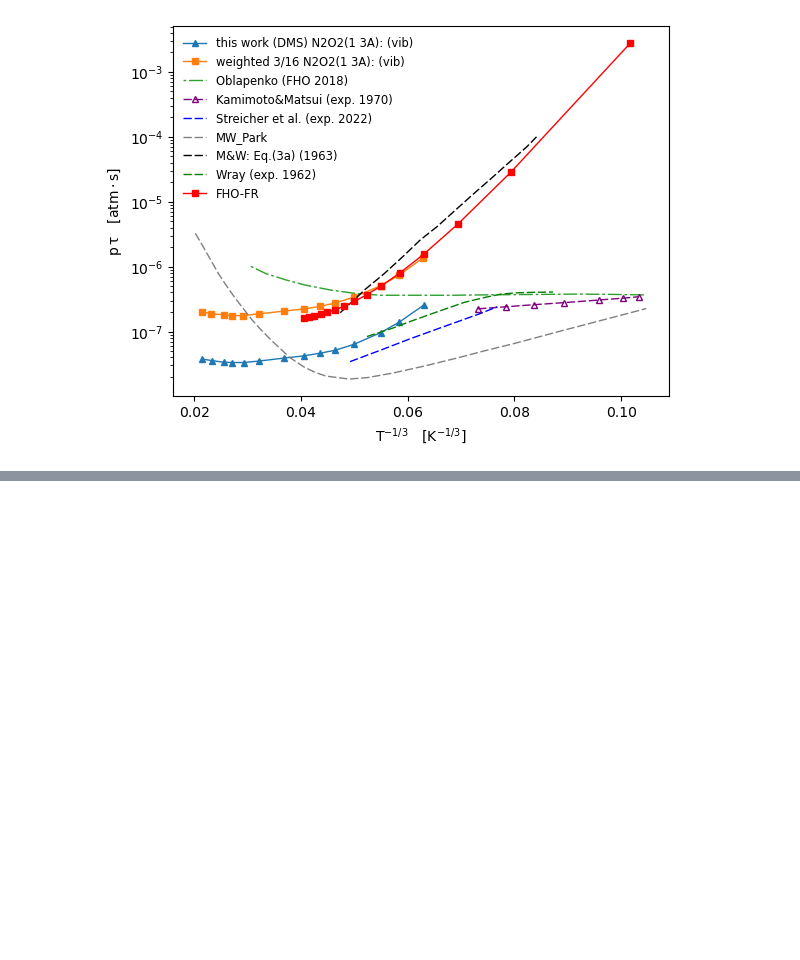
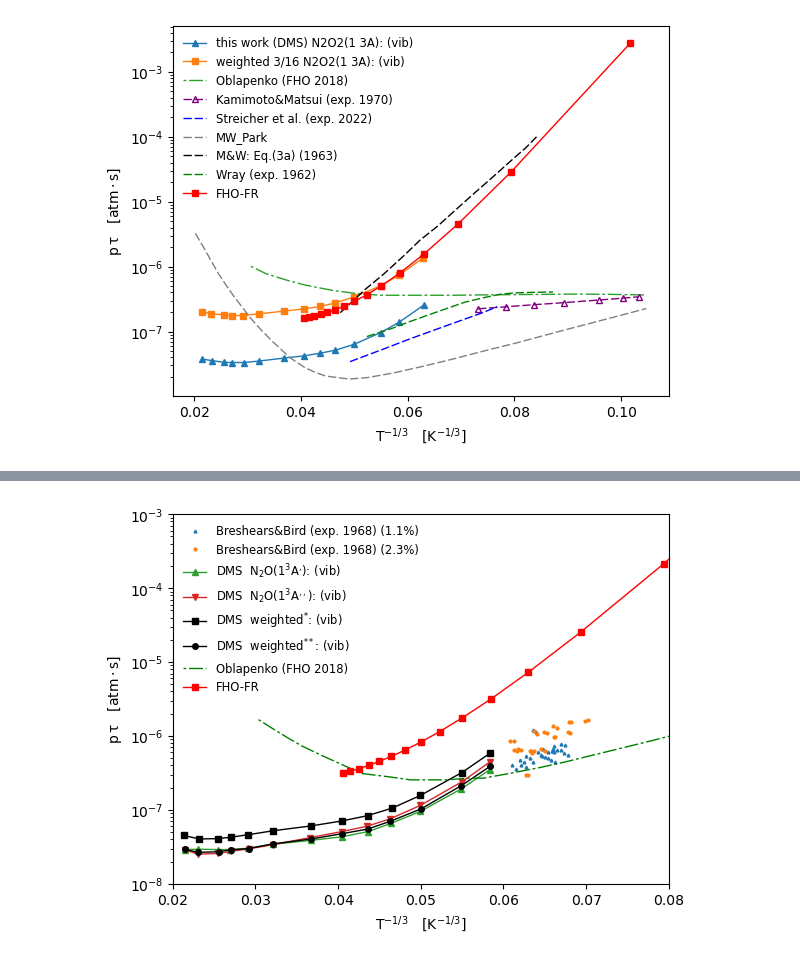
Before and after one commit to st107958/fho_plot, a Jupyter notebook: plots.ipynb, the cells around one changed output, grey strips where cells are left out. Saved outputs shown, nothing was run; the diff lists cells and outputs as text; code cells hidden in the pictures; blank space fills up the shorter version.

```diff
--- a/plots.ipynb
+++ b/plots.ipynb
@@ -278,3 +259,44 @@ fig.savefig('plots//' + 'N2-N' + '.png', dpi=600)
 # %%
 data = get_all_data_points('N2-O')
+
+fig, ax = plt.subplots()
+
+bb11, = ax.plot(data['BB11'][:, 0], data['BB11'][:, 1], '^', markersize=2)
+bb11.set_label('Breshears&Bird (exp. 1968) (1.1%)')
+
+bb23, = ax.plot(data['BB23'][:, 0], data['BB23'][:, 1], 'o', markersize=2)
+bb23.set_label('Breshears&Bird (exp. 1968) (2.3%)')
+
+dmsa1, = ax.plot(data['DMSa1'][:, 0], data['DMSa1'][:, 1], '-^', markersize=msize, linewidth=lwidth)
+dmsa1.set_label(r'DMS  $\mathrm{N_{2}O(1^{3}A^{,})}$: (vib)')
+
+dmsa2, = ax.plot(data['DMSa2'][:, 0], data['DMSa2'][:, 1], '-v', markersize=msize, linewidth=lwidth)
+dmsa2.set_label(r'DMS  $\mathrm{N_{2}O(1^{3}A^{,,})}$: (vib)')
+
+dmsweighted1, = ax.plot(data['DMSweighted1'][:, 0], data['DMSweighted1'][:, 1], '-s', markersize=msize, linewidth=lwidth, color='black')
+dmsweighted1.set_label(r'DMS  $\mathrm{weighted ^{*}}$: (vib)')
+
+dmsweighted2, = ax.plot(data['DMSweighted2'][:, 0], data['DMSweighted2'][:, 1], '-o', markersize=msize, linewidth=lwidth, color='black')
+dmsweighted2.set_label(r'DMS  $\mathrm{weighted ^{**}}$: (vib)')
+
+fho, = ax.plot(data['FHO'][:, 0], data['FHO'][:, 1], linewidth=lwidth, color='green')
+fho.set_dashes([2, 2, 10, 2])
+fho.set_label('Oblapenko (FHO 2018)')
+
+fho_fr, = ax.plot((data['FHO_FR'][:, 0]) ** (-1/3), data['FHO_FR'][:, 1], '-s', markersize=msize, linewidth=lwidth, color='red')
+fho_fr.set_label('FHO-FR')
+
+ax.set_yscale('log')
+plt.legend(frameon=False, framealpha=0, fontsize='small')
+
+# ax.grid(True)
+ax.set_xlim(0.02, 0.08)
+ax.set_ylim(0.1e-7, 1e-3)
+ax.set_xlabel(r'$\mathrm{T^{-1/3} \quad [K^{-1/3}]}$')
+ax.set_ylabel(r'$\mathrm{ p \, \tau \quad [atm \cdot s]}$')
+plt.show()
+
+fig.savefig('plots//' + 'N2-O' + '.png', dpi=600)
+# %% [output]
+[figure, added]
 # %%
```
Also changed, not shown: parts of 5 cells of this notebook, 29 other files.
